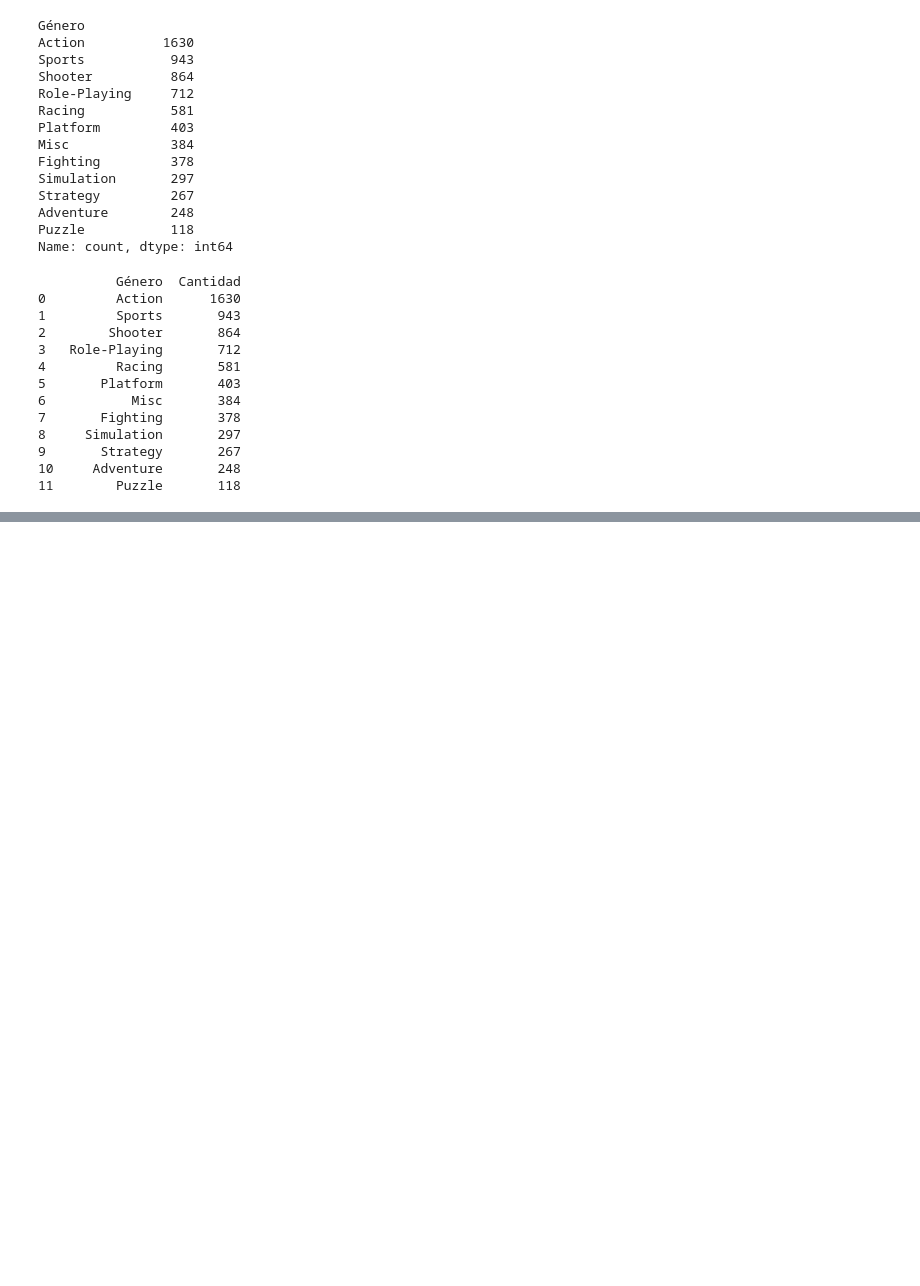
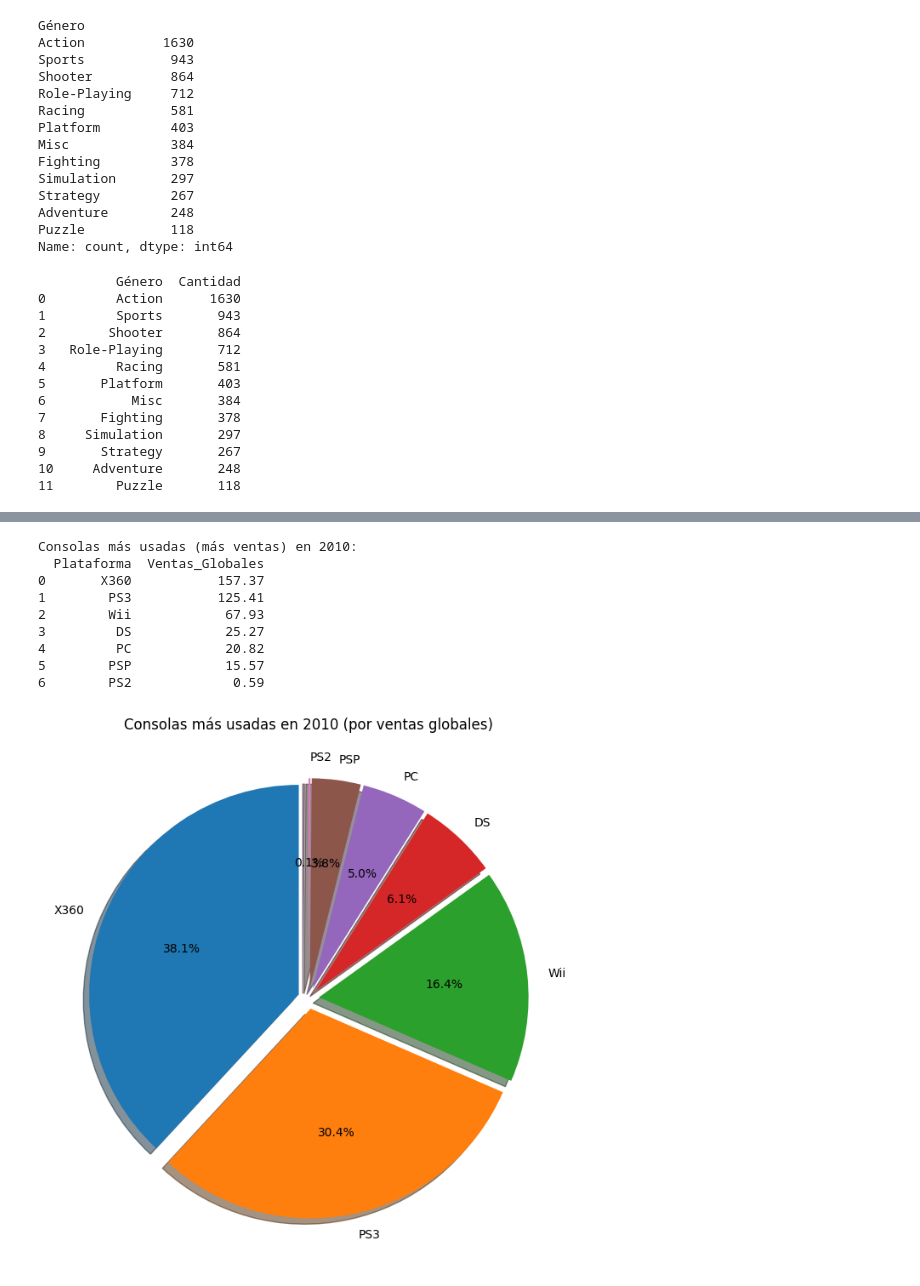
Before and after one commit to Eduardo2828/Notebook-consolas, a Jupyter notebook: notebook.ipynb, the cells around one changed output, grey strips where cells are left out. Saved outputs shown, nothing was run; the diff lists cells and outputs as text; code cells hidden in the pictures; blank space fills up the shorter version.

```diff
--- a/notebook.ipynb
+++ b/notebook.ipynb
@@ -736,0 +769,58 @@ plt.show()
+# %%
+import pandas as pd
+import matplotlib.pyplot as plt
+
+# ===============================
+# 1️⃣ Cargar el archivo CSV
+# ===============================
+df = pd.read_csv("consoles3.csv")
+
+# ===============================
+# 2️⃣ Limpiar y preparar los datos
+# ===============================
+df = df.dropna(subset=["Año_de_Lanzamiento", "Ventas_Globales"])
+df["Año_de_Lanzamiento"] = df["Año_de_Lanzamiento"].astype(int)
+
+# ===============================
+# 3️⃣ Filtrar por el año 2010
+# ===============================
+df_2010 = df[df["Año_de_Lanzamiento"] == 2010]
+
+# ===============================
+# 4️⃣ Agrupar por consola/plataforma
+# ===============================
+ventas_por_consola_2010 = (
+    df_2010.groupby("Plataforma")["Ventas_Globales"]
+    .sum()
+    .sort_values(ascending=False)
+    .reset_index()
+)
+
+print("Consolas más usadas (más ventas) en 2010:")
+print(ventas_por_consola_2010)
+
+# ===============================
+# 5️⃣ Gráfico tipo “queso”
+# ===============================
+plt.figure(figsize=(8, 8))
+plt.pie(
+    ventas_por_consola_2010["Ventas_Globales"],
+    labels=ventas_por_consola_2010["Plataforma"],
+    autopct="%1.1f%%",
+    startangle=90,
+    shadow=True,
+    explode=[0.05]*len(ventas_por_consola_2010)
+)
+plt.title("Consolas más usadas en 2010 (por ventas globales)")
+plt.show()
+# %% [output]
+Consolas más usadas (más ventas) en 2010:
+  Plataforma  Ventas_Globales
+0       X360           157.37
+1        PS3           125.41
+2        Wii            67.93
+3         DS            25.27
+4         PC            20.82
+5        PSP            15.57
+6        PS2             0.59
+[figure, added]
```
Also changed, not shown: parts of 6 cells of this notebook.
